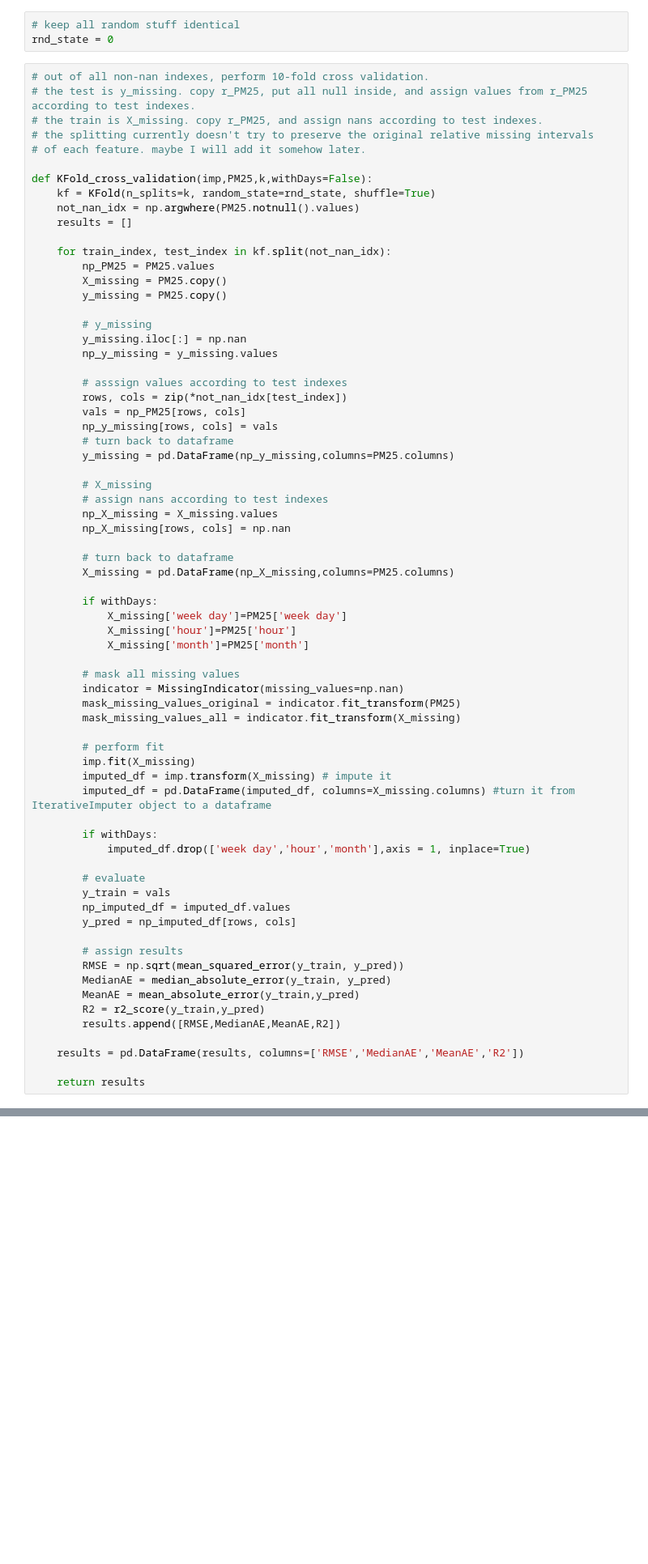
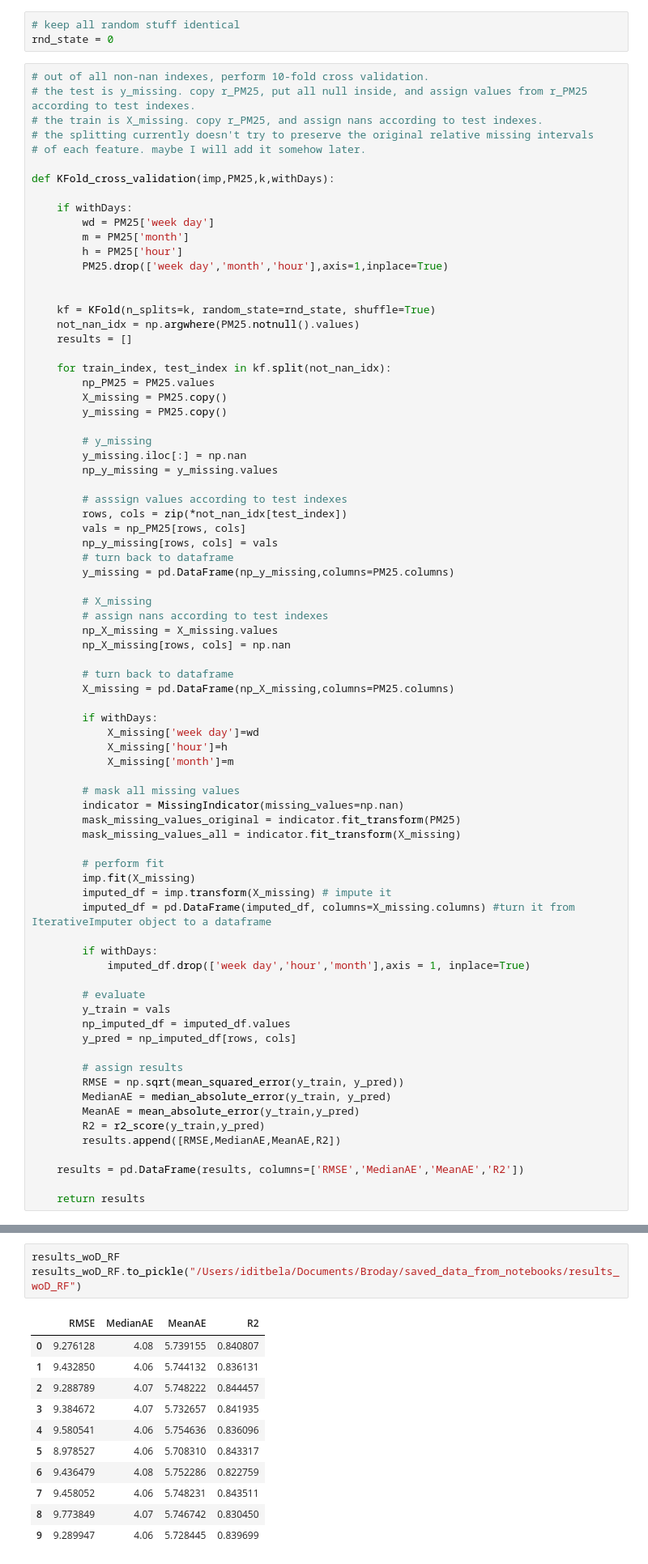
Before and after one commit to iditbela2/Broday_notebooks, a Jupyter notebook: data_imputation_all_methods.ipynb, the cells around one changed output, grey strips where cells are left out. Shown at 81% size. Cells and saved outputs as stored; diff of their text form; blank space fills up the shorter version.

```diff
--- a/data_imputation_all_methods.ipynb
+++ b/data_imputation_all_methods.ipynb
@@ -106,7 +106,15 @@ rnd_state = 0
 # the splitting currently doesn't try to preserve the original relative missing intervals
 # of each feature. maybe I will add it somehow later.
 
-def KFold_cross_validation(imp,PM25,k,withDays=False):
+def KFold_cross_validation(imp,PM25,k,withDays):
+
+    if withDays:
+        wd = PM25['week day']
+        m = PM25['month']
+        h = PM25['hour']
+        PM25.drop(['week day','month','hour'],axis=1,inplace=True)
+
+
     kf = KFold(n_splits=k, random_state=rnd_state, shuffle=True)
     not_nan_idx = np.argwhere(PM25.notnull().values)
     results = []
@@ -136,9 +144,9 @@ def KFold_cross_validation(imp,PM25,k,withDays=False):
         X_missing = pd.DataFrame(np_X_missing,columns=PM25.columns)
 
         if withDays:
-            X_missing['week day']=PM25['week day']
-            X_missing['hour']=PM25['hour']
-            X_missing['month']=PM25['month']
+            X_missing['week day']=wd
+            X_missing['hour']=h
+            X_missing['month']=m
 
         # mask all missing values
         indicator = MissingIndicator(missing_values=np.nan)
@@ -195,0 +209,15 @@ results_woD_BR = KFold_cross_validation(imp_BR,r_PM25,k=10,withDays=False)
+# %%
+results_woD_RF
+results_woD_RF.to_pickle("/Users/iditbela/Documents/Broday/saved_data_from_notebooks/results_woD_RF")
+# %% [output]
+|  | RMSE | MedianAE | MeanAE | R2 |
+| 0 | 9.276128 | 4.08 | 5.739155 | 0.840807 |
+| 1 | 9.432850 | 4.06 | 5.744132 | 0.836131 |
+| 2 | 9.288789 | 4.07 | 5.748222 | 0.844457 |
+| 3 | 9.384672 | 4.07 | 5.732657 | 0.841935 |
+| 4 | 9.580541 | 4.06 | 5.754636 | 0.836096 |
+| 5 | 8.978527 | 4.06 | 5.708310 | 0.843317 |
+| 6 | 9.436479 | 4.08 | 5.752286 | 0.822759 |
+| 7 | 9.458052 | 4.06 | 5.748231 | 0.843511 |
+| 8 | 9.773849 | 4.07 | 5.746742 | 0.830450 |
+| 9 | 9.289947 | 4.06 | 5.728445 | 0.839699 |
```
Also changed, not shown: parts of 7 cells of this notebook, 1 other file.
